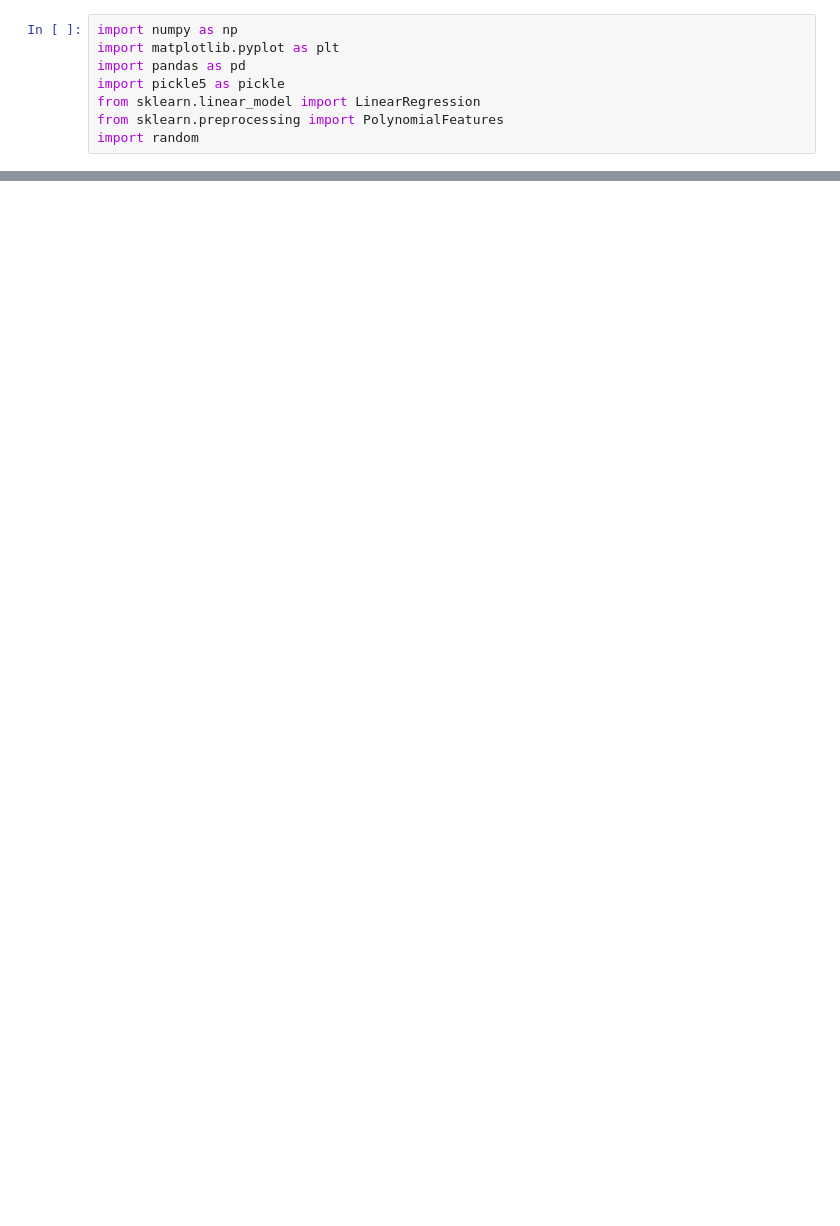
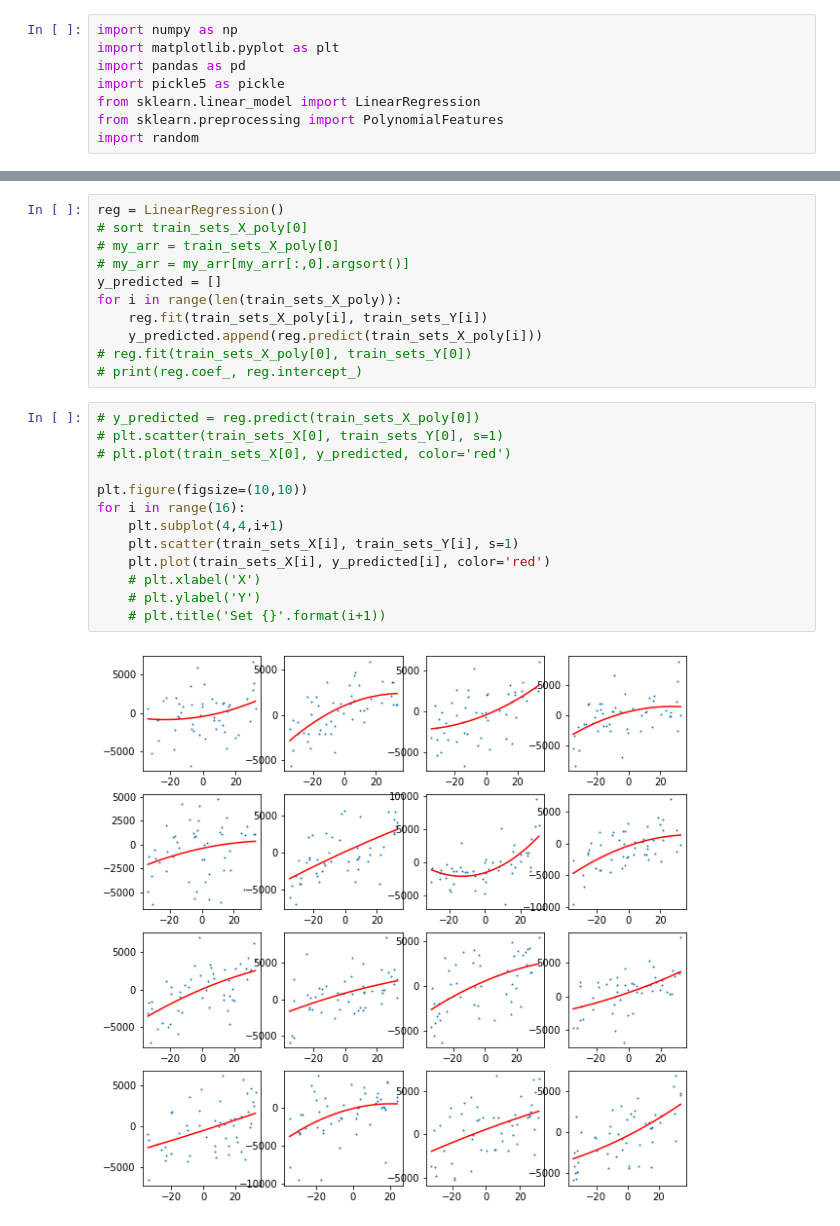
Before and after one commit to ShreyasRevankar/Polynomial-Regression, a Jupyter notebook: 1_assgn1/code.ipynb, the cells around one changed output, grey strips where cells are left out. Drawn from its saved outputs; the diff is of its cells as text; blank space fills up the shorter version.

```diff
--- a/1_assgn1/code.ipynb
+++ b/1_assgn1/code.ipynb
@@ -54,0 +52,26 @@ train_sets_X_poly.shape
+# %%
+reg = LinearRegression()
+# sort train_sets_X_poly[0]
+# my_arr = train_sets_X_poly[0]
+# my_arr = my_arr[my_arr[:,0].argsort()]
+y_predicted = []
+for i in range(len(train_sets_X_poly)):
+    reg.fit(train_sets_X_poly[i], train_sets_Y[i])
+    y_predicted.append(reg.predict(train_sets_X_poly[i]))
+# reg.fit(train_sets_X_poly[0], train_sets_Y[0])
+# print(reg.coef_, reg.intercept_)
+# %%
+# y_predicted = reg.predict(train_sets_X_poly[0])
+# plt.scatter(train_sets_X[0], train_sets_Y[0], s=1)
+# plt.plot(train_sets_X[0], y_predicted, color='red')
+
+plt.figure(figsize=(10,10))
+for i in range(16):
+    plt.subplot(4,4,i+1)
+    plt.scatter(train_sets_X[i], train_sets_Y[i], s=1)
+    plt.plot(train_sets_X[i], y_predicted[i], color='red')
+    # plt.xlabel('X')
+    # plt.ylabel('Y')
+    # plt.title('Set {}'.format(i+1))
+# %% [output]
+[figure, added]
```
Also changed, not shown: parts of 4 cells of this notebook.
